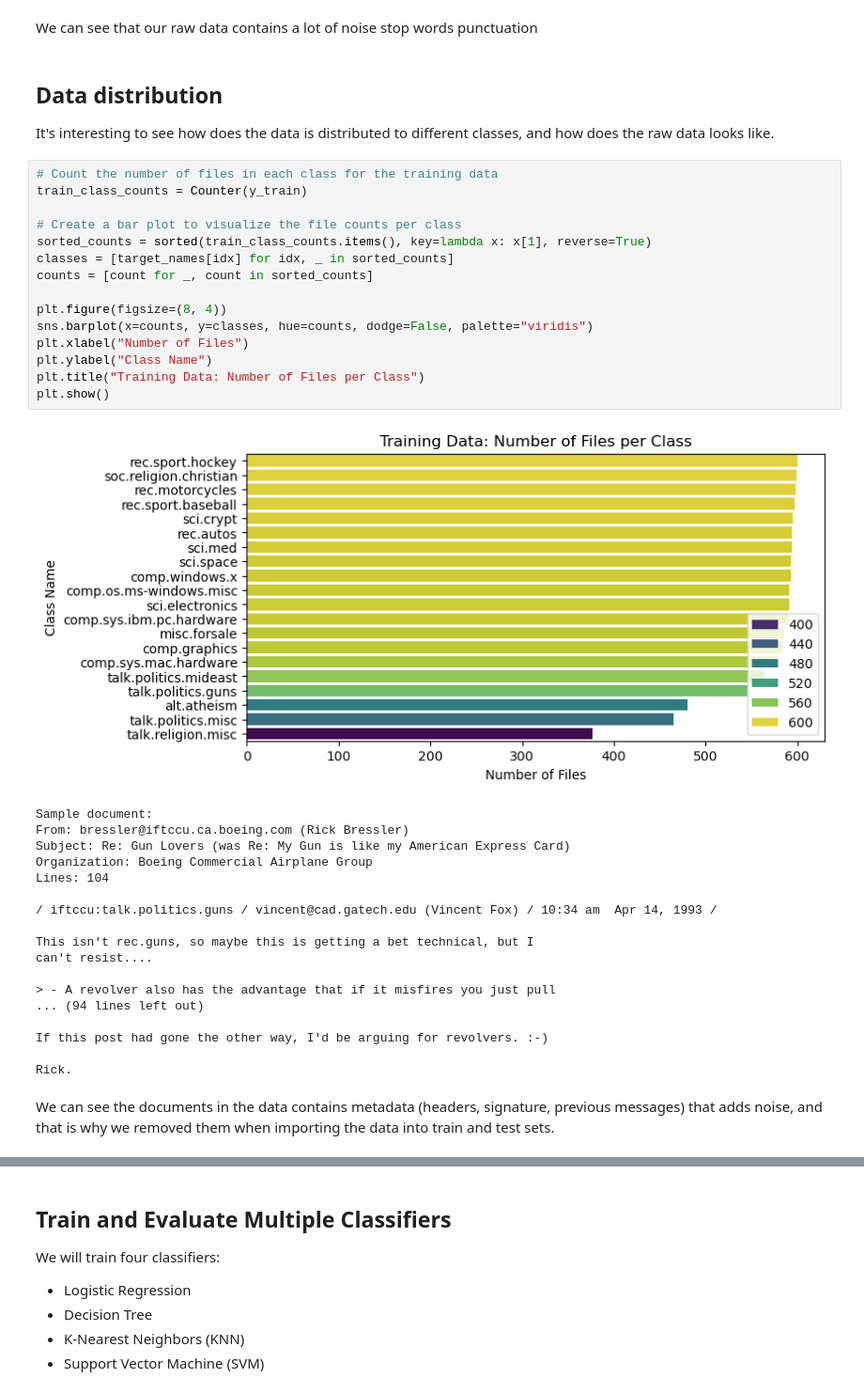
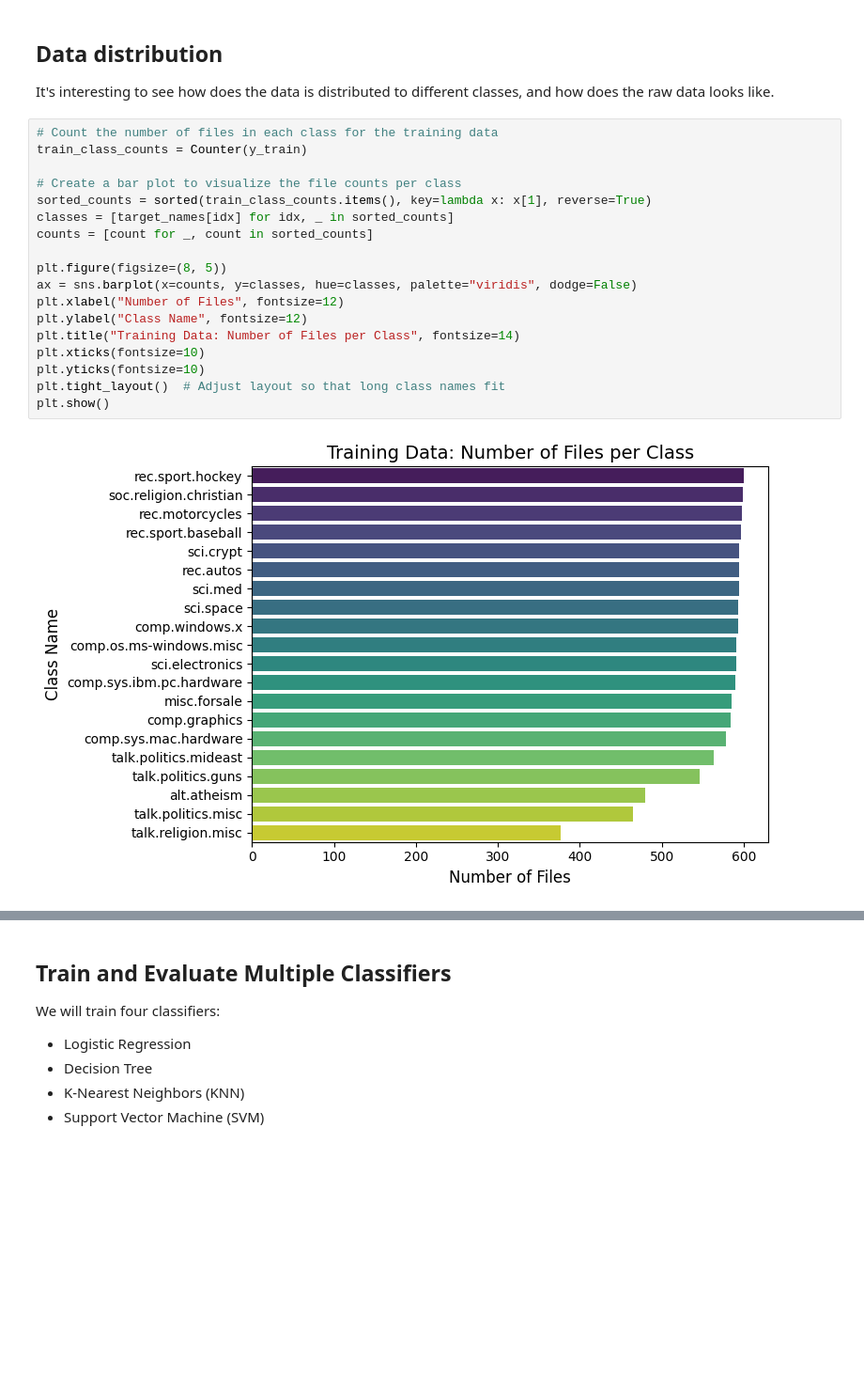
Before and after one commit to benami171/ML_FinalProject, a Jupyter notebook: project.ipynb, the cells around one changed output, grey strips where cells are left out. Shown at 94% size. Drawn from its saved outputs; the diff is of its cells as text; blank space fills up the shorter version.

```diff
--- a/project.ipynb
+++ b/project.ipynb
@@ -76,41 +79,23 @@ Lines: 104
-# %% [markdown]
-We can see that our raw data contains a lot of noise stop words punctuation
 # %% [markdown]
 ## Data distribution
 It's interesting to see how does the data is distributed to different classes, and how does the raw data looks like.
 # %%
 # Count the number of files in each class for the training data
 train_class_counts = Counter(y_train)
 
 # Create a bar plot to visualize the file counts per class
 sorted_counts = sorted(train_class_counts.items(), key=lambda x: x[1], reverse=True)
 classes = [target_names[idx] for idx, _ in sorted_counts]
 counts = [count for _, count in sorted_counts]
 
-plt.figure(figsize=(8, 4))
-sns.barplot(x=counts, y=classes, hue=counts, dodge=False, palette="viridis")
-plt.xlabel("Number of Files")
-plt.ylabel("Class Name")
-plt.title("Training Data: Number of Files per Class")
+plt.figure(figsize=(8, 5))
+ax = sns.barplot(x=counts, y=classes, hue=classes, palette="viridis", dodge=False)
+plt.xlabel("Number of Files", fontsize=12)
+plt.ylabel("Class Name", fontsize=12)
+plt.title("Training Data: Number of Files per Class", fontsize=14)
+plt.xticks(fontsize=10)
+plt.yticks(fontsize=10)
+plt.tight_layout()  # Adjust layout so that long class names fit
 plt.show()
 # %% [output]
-[figure, old version]
+[figure, new version]
-Sample document:
-From: bressler@iftccu.ca.boeing.com (Rick Bressler)
-Subject: Re: Gun Lovers (was Re: My Gun is like my American Express Card)
-Organization: Boeing Commercial Airplane Group
-Lines: 104
-
-/ iftccu:talk.politics.guns / vincent@cad.gatech.edu (Vincent Fox) / 10:34 am  Apr 14, 1993 /
-
-This isn't rec.guns, so maybe this is getting a bet technical, but I
-can't resist....
-
-> - A revolver also has the advantage that if it misfires you just pull
-... (94 lines left out)
-
-If this post had gone the other way, I'd be arguing for revolvers. :-)
-
-Rick.
-# %% [markdown]
-We can see the documents in the data contains metadata (headers, signature, previous messages) that adds noise, and that is why we removed them when importing the data into train and test sets.
```
Also changed, not shown: parts of 11 cells of this notebook.
